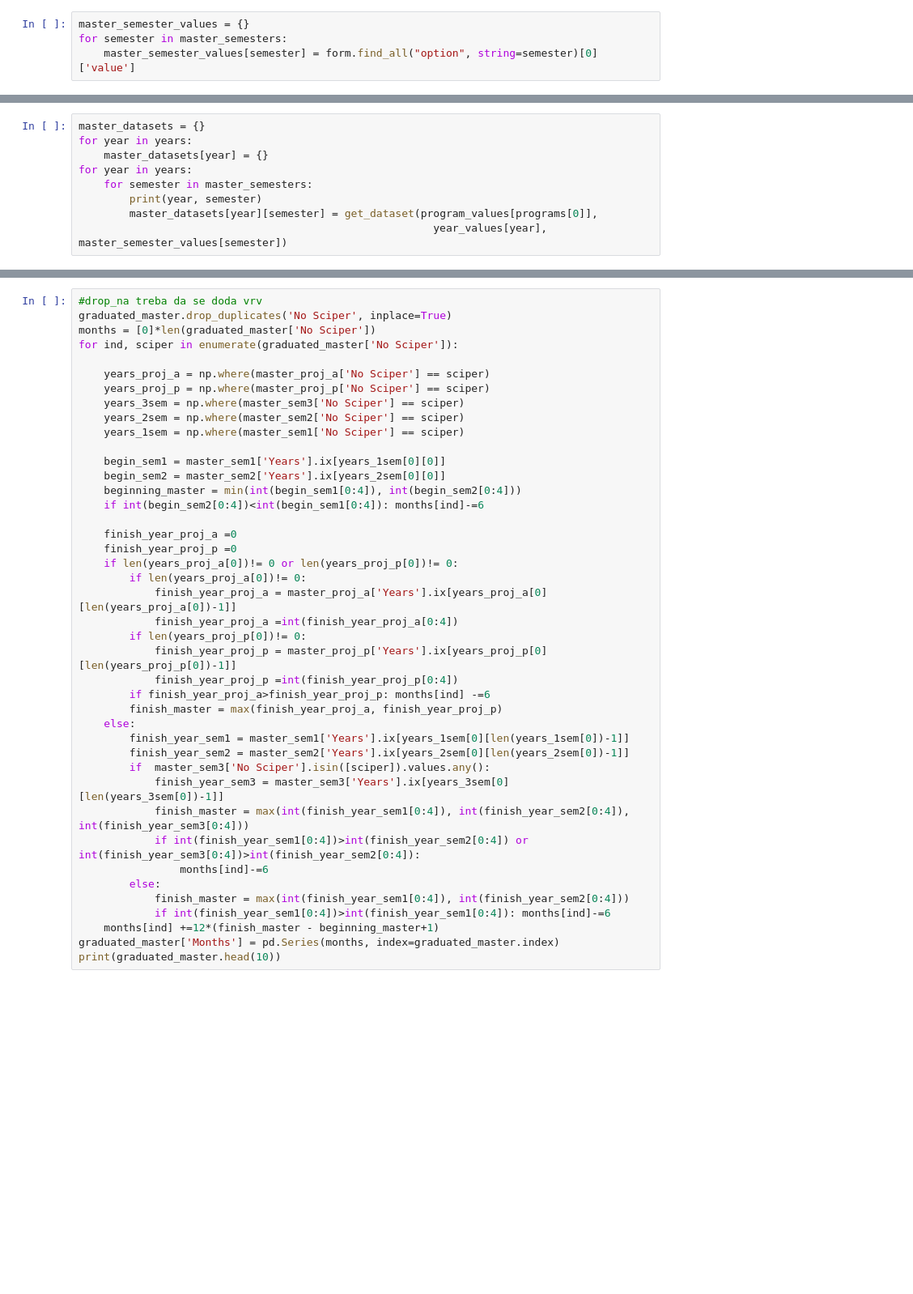
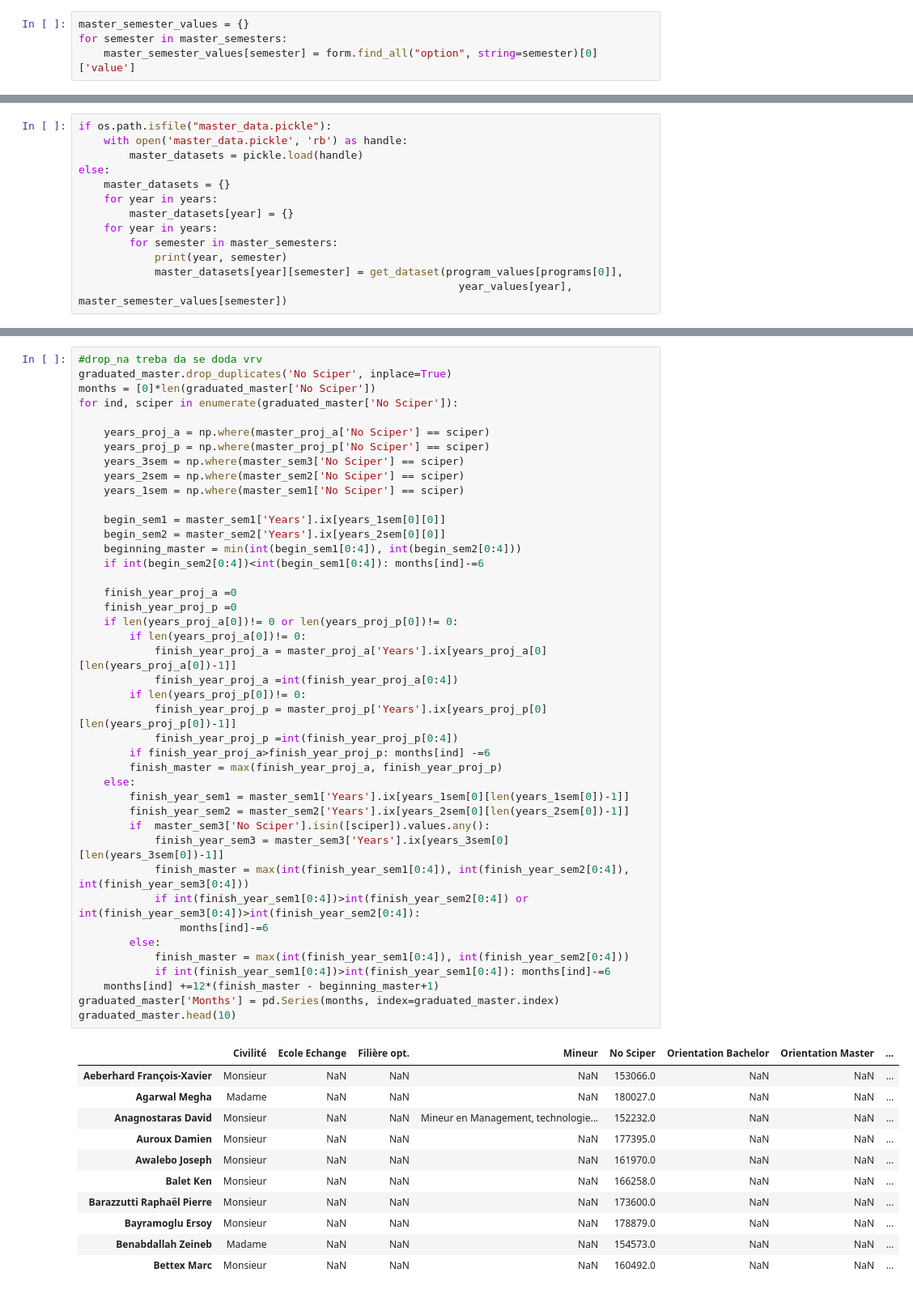
Before and after one commit to artem-s-shevchenko/ADA-homework, a Jupyter notebook: ada_hw2.ipynb, the cells around one changed output, grey strips where cells are left out. Shown: that part at 81% size. Saved outputs shown, nothing was run; the diff lists cells and outputs as text; blank space fills up the shorter version.

```diff
--- a/ada_hw2.ipynb
+++ b/ada_hw2.ipynb
@@ -95,9 +103,13 @@ for year in years:
 # %%
-master_datasets = {}
-for year in years:
-    master_datasets[year] = {}
-for year in years:
-    for semester in master_semesters:
-        print(year, semester)
-        master_datasets[year][semester] = get_dataset(program_values[programs[0]],
-                                                        year_values[year], master_semester_values[semester])
+if os.path.isfile("master_data.pickle"):
+    with open('master_data.pickle', 'rb') as handle:
+        master_datasets = pickle.load(handle)
+else:
+    master_datasets = {}
+    for year in years:
+        master_datasets[year] = {}
+    for year in years:
+        for semester in master_semesters:
+            print(year, semester)
+            master_datasets[year][semester] = get_dataset(program_values[programs[0]],
+                                                            year_values[year], master_semester_values[semester])
@@ -234,34 +302,46 @@ for ind, sciper in enumerate(graduated_master['No Sciper']):
 
     begin_sem1 = master_sem1['Years'].ix[years_1sem[0][0]]
     begin_sem2 = master_sem2['Years'].ix[years_2sem[0][0]]
     beginning_master = min(int(begin_sem1[0:4]), int(begin_sem2[0:4]))
     if int(begin_sem2[0:4])<int(begin_sem1[0:4]): months[ind]-=6
 
     finish_year_proj_a =0
     finish_year_proj_p =0
     if len(years_proj_a[0])!= 0 or len(years_proj_p[0])!= 0:
         if len(years_proj_a[0])!= 0:
             finish_year_proj_a = master_proj_a['Years'].ix[years_proj_a[0][len(years_proj_a[0])-1]]
             finish_year_proj_a =int(finish_year_proj_a[0:4])
         if len(years_proj_p[0])!= 0:
             finish_year_proj_p = master_proj_p['Years'].ix[years_proj_p[0][len(years_proj_p[0])-1]]
             finish_year_proj_p =int(finish_year_proj_p[0:4])
         if finish_year_proj_a>finish_year_proj_p: months[ind] -=6
         finish_master = max(finish_year_proj_a, finish_year_proj_p)
     else:
         finish_year_sem1 = master_sem1['Years'].ix[years_1sem[0][len(years_1sem[0])-1]]
         finish_year_sem2 = master_sem2['Years'].ix[years_2sem[0][len(years_2sem[0])-1]]
         if  master_sem3['No Sciper'].isin([sciper]).values.any():
             finish_year_sem3 = master_sem3['Years'].ix[years_3sem[0][len(years_3sem[0])-1]]
             finish_master = max(int(finish_year_sem1[0:4]), int(finish_year_sem2[0:4]), int(finish_year_sem3[0:4]))
             if int(finish_year_sem1[0:4])>int(finish_year_sem2[0:4]) or int(finish_year_sem3[0:4])>int(finish_year_sem2[0:4]):
                 months[ind]-=6
         else:
             finish_master = max(int(finish_year_sem1[0:4]), int(finish_year_sem2[0:4]))
             if int(finish_year_sem1[0:4])>int(finish_year_sem1[0:4]): months[ind]-=6
     months[ind] +=12*(finish_master - beginning_master+1)
 graduated_master['Months'] = pd.Series(months, index=graduated_master.index)
-print(graduated_master.head(10))
+graduated_master.head(10)
+# %% [output]
+|  | Civilité | Ecole Echange | Filière opt. | Mineur | No Sciper | Orientation Bachelor | Orientation Master | ... |
+| Aeberhard François-Xavier | Monsieur | NaN | NaN | NaN | 153066.0 | NaN | NaN | ... |
+| Agarwal Megha | Madame | NaN | NaN | NaN | 180027.0 | NaN | NaN | ... |
+| Anagnostaras David | Monsieur | NaN | NaN | Mineur en Management, technologie... | 152232.0 | NaN | NaN | ... |
+| Auroux Damien | Monsieur | NaN | NaN | NaN | 177395.0 | NaN | NaN | ... |
+| Awalebo Joseph | Monsieur | NaN | NaN | NaN | 161970.0 | NaN | NaN | ... |
+| Balet Ken | Monsieur | NaN | NaN | NaN | 166258.0 | NaN | NaN | ... |
+| Barazzutti Raphaël Pierre | Monsieur | NaN | NaN | NaN | 173600.0 | NaN | NaN | ... |
+| Bayramoglu Ersoy | Monsieur | NaN | NaN | NaN | 178879.0 | NaN | NaN | ... |
+| Benabdallah Zeineb | Madame | NaN | NaN | NaN | 154573.0 | NaN | NaN | ... |
+| Bettex Marc | Monsieur | NaN | NaN | NaN | 160492.0 | NaN | NaN | ... |
 # %%
 print ('average: ', graduated_master['Months'].mean())
 students_spec = graduated_master.copy()
```
Also changed, not shown: parts of 11 cells of this notebook, 2 other files.
